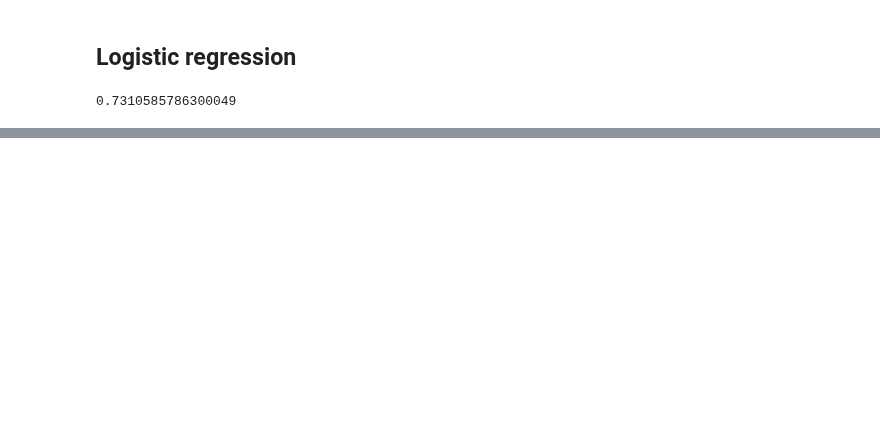
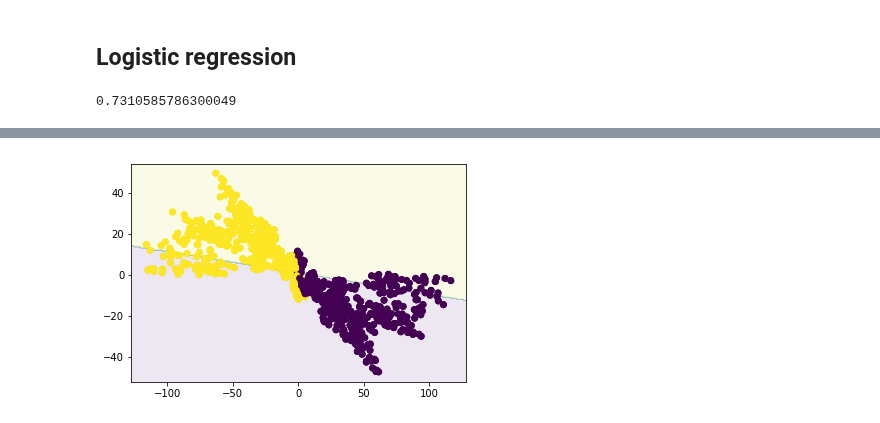
Before and after one commit to owenjonesuob/neural-nets-for-classification, a Jupyter notebook: sandbox.ipynb, the cells around one changed output, grey strips where cells are left out. Drawn from its saved outputs; the diff is of its cells as text; code cells hidden in the pictures; blank space fills up the shorter version.

```diff
--- a/sandbox.ipynb
+++ b/sandbox.ipynb
@@ -52,3 +50,7 @@ init_weights = np.repeat(0.1, 3)
+# %%
+# Must initialise weights to be different
+# Otherwise complete cancellation can lead to failure
+init_weights = np.random.uniform(-0.1, 0.1, 3)
 # %%
 pp = predict(demo_data, init_weights)
 pp.shape, pp.sum()
@@ -177,6 +191,10 @@ def plot_boundary(data, labels, weights, subdivs=1000, alpha=0.1):
 
     ax.scatter(data[:, 1], data[:, 2], c=labels)
     return None
+# %%
+plot_boundary(demo_data, demo_labs, init_weights)
+# %% [output]
+[figure, added]
 # %%
 plot_boundary(demo_data, demo_labs, opt_weights)
 # %% [output]
```
Also changed, not shown: parts of 16 cells of this notebook.
